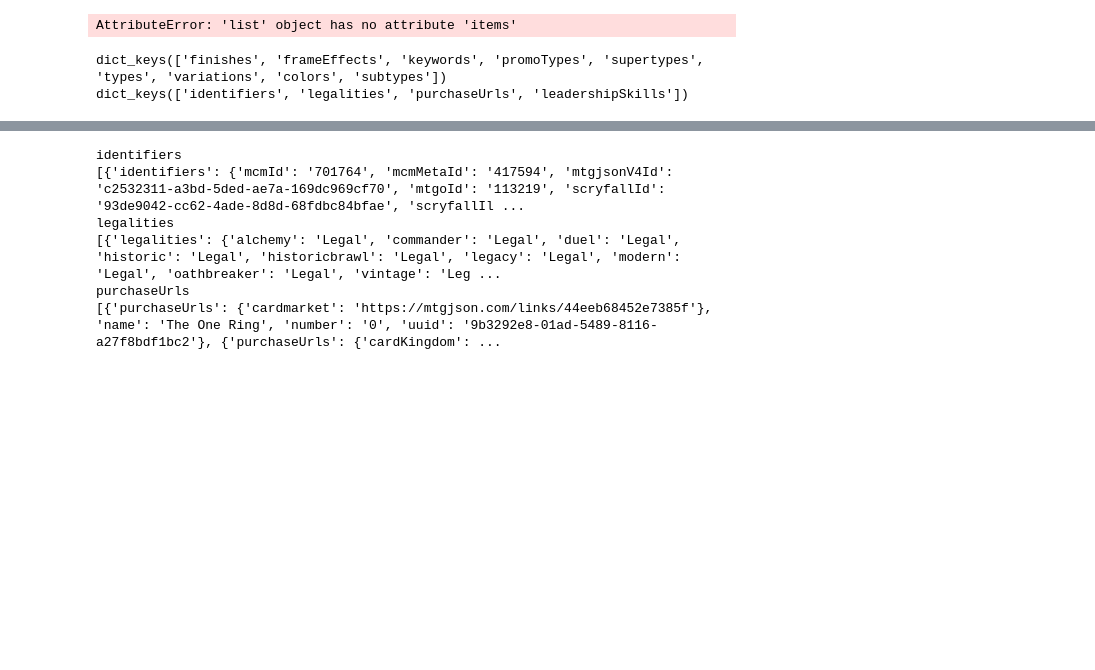
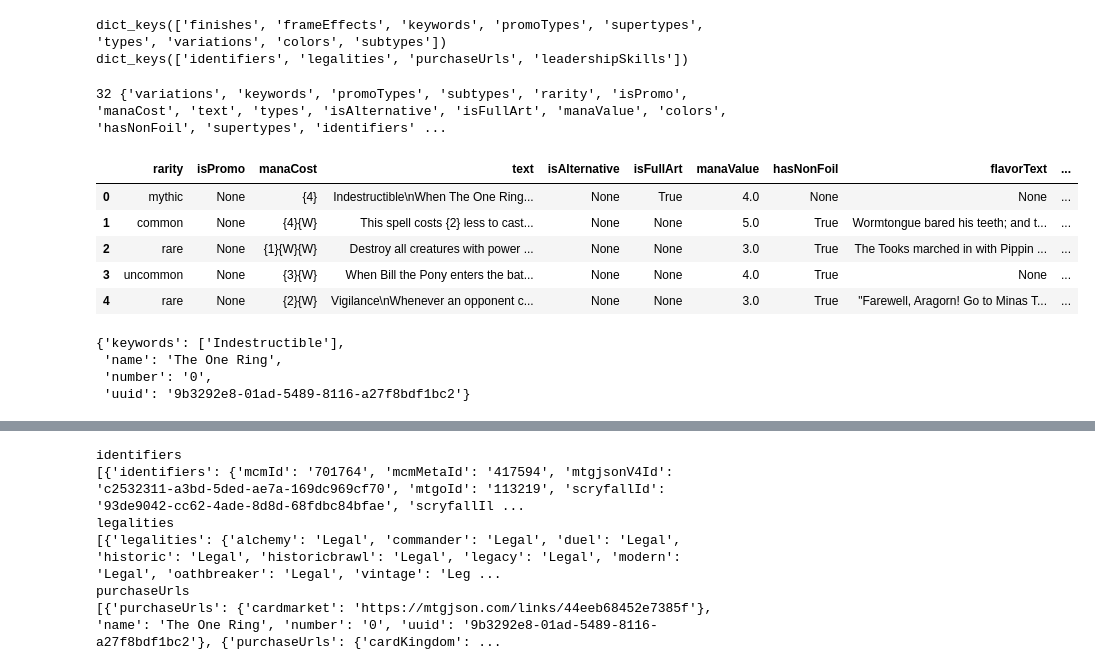
Before and after one commit to ArthurPieri/mtg_lotr_scrap, a Jupyter notebook: set_db.ipynb, the cells around one changed output, grey strips where cells are left out. Drawn from its saved outputs; the diff is of its cells as text; code cells hidden in the pictures; blank space fills up the shorter version.

Commit message:
feat: creating dicts for normalized tables

```diff
--- a/set_db.ipynb
+++ b/set_db.ipynb
@@ -12,14 +9,10 @@ with open('LTR.json') as f:
     data = json.load(f)
 
 lotr_set = data['data']['cards']
-# %%
-for data, value in lotr_set.items():
-    print(data, value)
-# %% [output]
-AttributeError: 'list' object has no attribute 'items'
 # %%
 drop_list = ['availability', 'edhrecRank', 'colorIdentity', 'foreignData', 'frameVersion', 'language', 'layout',
-    'printings', 'securityStamp', 'setCode', 'boosterTypes', 'hasAlternativeDeckLimit', 'edhrecSaltiness', 'flavorName']
+    'printings', 'securityStamp', 'setCode', 'boosterTypes', 'hasAlternativeDeckLimit', 'edhrecSaltiness', 'flavorName',
+    'borderColor', 'isReprint', 'asciiName']
 
 set_lists = {}
 set_dicts = {}
@@ -35,17 +28,18 @@ for i, card in enumerate(lotr_set):
         if isinstance(card[key], list):
             if key not in set_lists.keys():
                 set_lists[key] = []
-            new_card = {}
-            new_card[key] = card[key]
-            new_card['name'] = card['name']
-            new_card['number'] = card['number']
-            new_card['uuid'] = card['uuid']
-            set_lists[key].append(new_card)
+            for item in card[key]:
+                new_card = {}
+                new_card[key] = card[key]
+                new_card['name'] = card['name']
+                new_card['number'] = card['number']
+                new_card['uuid'] = card['uuid']
+                set_lists[key].append(new_card)
         if isinstance(card[key], dict):
             if key not in set_dicts.keys():
                 set_dicts[key] = []
             new_card = {}
-            new_card[key] = card[key]
+            new_card = card[key]
             new_card['name'] = card['name']
             new_card['number'] = card['number']
             new_card['uuid'] = card['uuid']
@@ -56,5 +50,31 @@ print(set_dicts.keys())
 # %% [output]
 dict_keys(['finishes', 'frameEffects', 'keywords', 'promoTypes', 'supertypes', 'types', 'variations', 'colors', 'subtypes'])
 dict_keys(['identifiers', 'legalities', 'purchaseUrls', 'leadershipSkills'])
+# %%
+all_keys = set().union(*(d.keys() for d in lotr_set))
+print(len(all_keys), all_keys)
+# %% [output]
+32 {'variations', 'keywords', 'promoTypes', 'subtypes', 'rarity', 'isPromo', 'manaCost', 'text', 'types', 'isAlternative', 'isFullArt', 'manaValue', 'colors', 'hasNonFoil', 'supertypes', 'identifiers' ...
+# %%
+lotr = {}
+for key in all_keys:
+    if key in set_lists or key in set_dicts:
+        continue
+    lotr[key] = [lotr_set[i].get(key, None) for i in range(len(lotr_set))]
 # %%
-lotr_df = pd.DataFrame(lotr_set)
+lotr_df = pd.DataFrame(lotr)
+lotr_df.head()
+# %% [output]
+|  | rarity | isPromo | manaCost | text | isAlternative | isFullArt | manaValue | hasNonFoil | flavorText | ... |
+| 0 | mythic | None | {4} | Indestructible\nWhen The One Ring... | None | True | 4.0 | None | None | ... |
+| 1 | common | None | {4}{W} | This spell costs {2} less to cast... | None | None | 5.0 | True | Wormtongue bared his teeth; and t... | ... |
+| 2 | rare | None | {1}{W}{W} | Destroy all creatures with power ... | None | None | 3.0 | True | The Tooks marched in with Pippin ... | ... |
+| 3 | uncommon | None | {3}{W} | When Bill the Pony enters the bat... | None | None | 4.0 | True | None | ... |
+| 4 | rare | None | {2}{W} | Vigilance\nWhenever an opponent c... | None | None | 3.0 | True | "Farewell, Aragorn! Go to Minas T... | ... |
+# %%
+print(pformat(set_lists['keywords'][0]))
+# %% [output]
+{'keywords': ['Indestructible'],
+ 'name': 'The One Ring',
+ 'number': '0',
+ 'uuid': '9b3292e8-01ad-5489-8116-a27f8bdf1bc2'}
```
Also changed, not shown: parts of 6 cells of this notebook, 1 other file.
